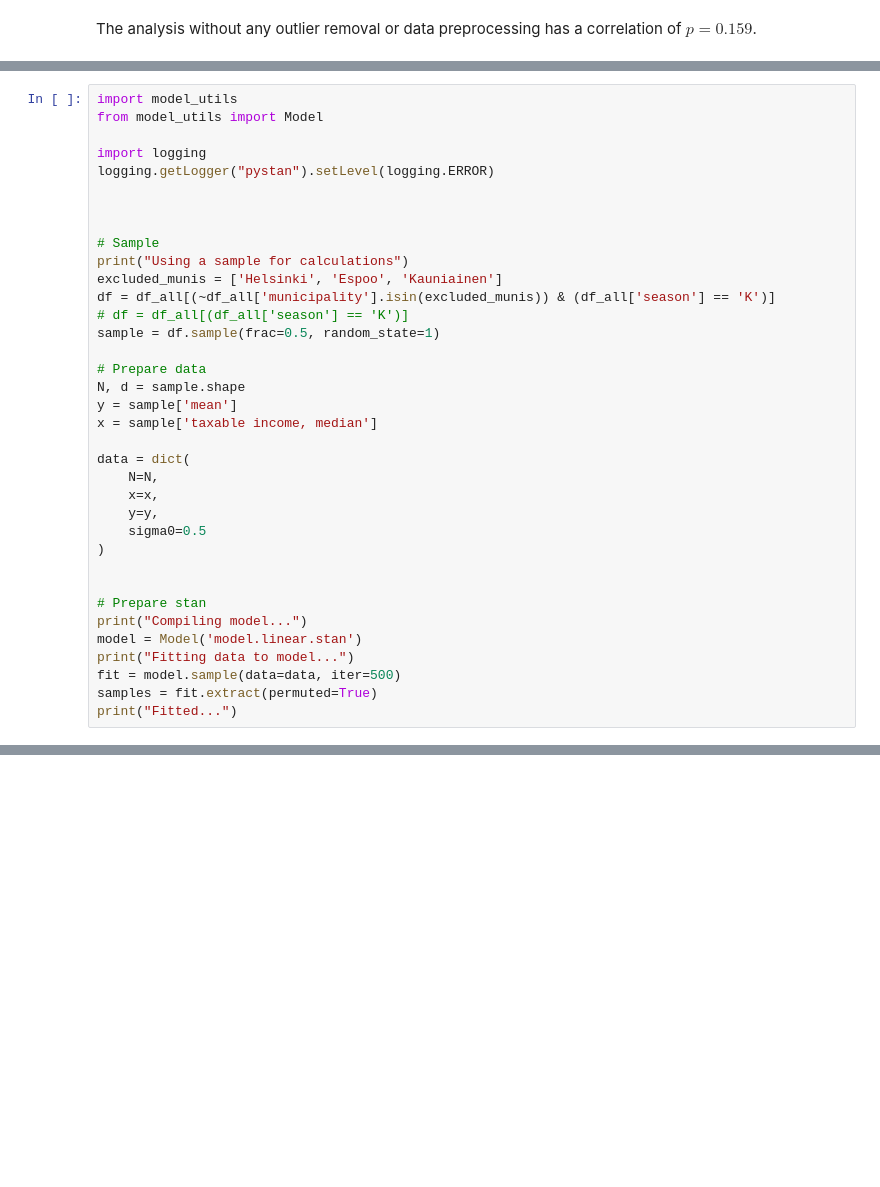
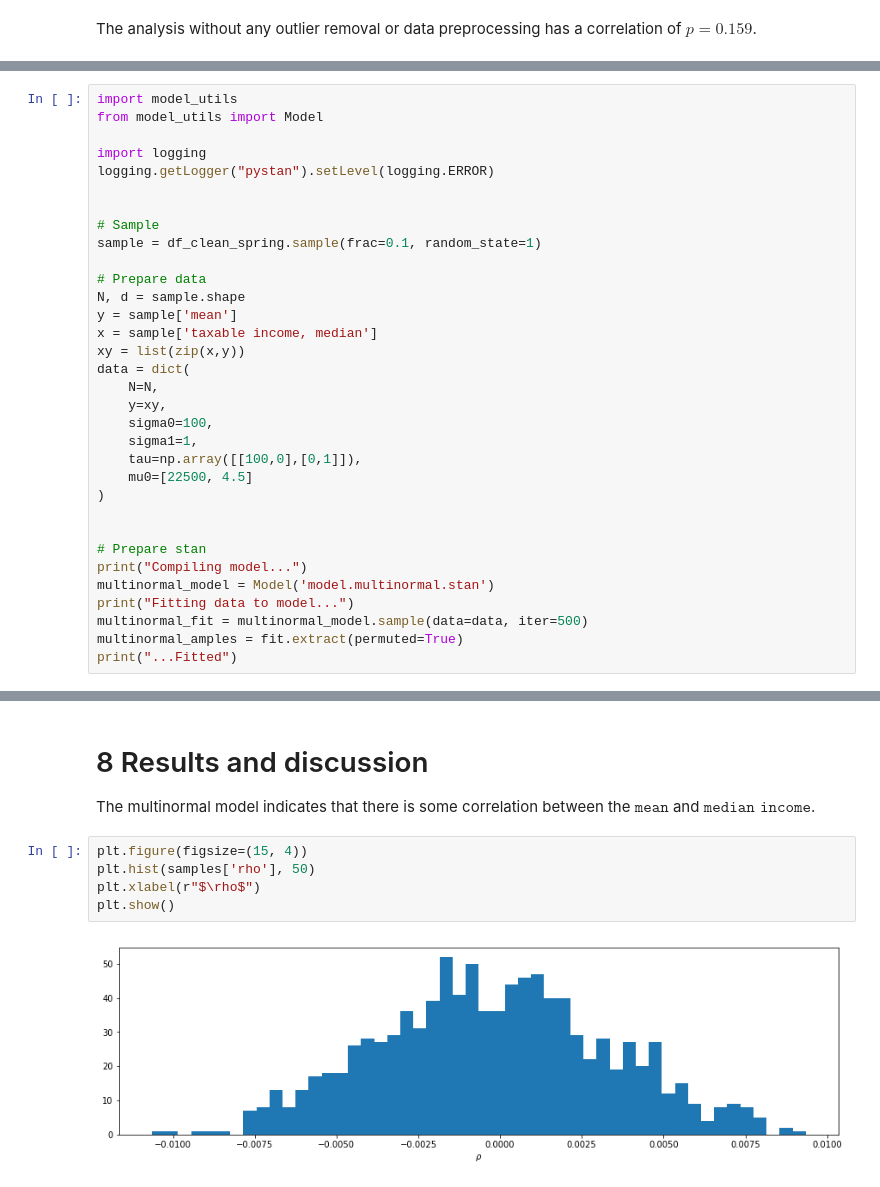
Before and after one commit to gamgi/BDA-project, a Jupyter notebook: study.ipynb, the cells around one changed output, grey strips where cells are left out. Cells and saved outputs as stored; diff of their text form; blank space fills up the shorter version.

Commit message:
Add multinormal model

```diff
--- a/study.ipynb
+++ b/study.ipynb
@@ -177,32 +185,29 @@ import logging
 logging.getLogger("pystan").setLevel(logging.ERROR)
 
 
-
 # Sample
-print("Using a sample for calculations")
-excluded_munis = ['Helsinki', 'Espoo', 'Kauniainen']
-df = df_all[(~df_all['municipality'].isin(excluded_munis)) & (df_all['season'] == 'K')]
-# df = df_all[(df_all['season'] == 'K')]
-sample = df.sample(frac=0.5, random_state=1)
+sample = df_clean_spring.sample(frac=0.1, random_state=1)
 
 # Prepare data
 N, d = sample.shape
 y = sample['mean']
 x = sample['taxable income, median']
-
+xy = list(zip(x,y))
 data = dict(
     N=N,
-    x=x,
-    y=y,
-    sigma0=0.5
+    y=xy,
+    sigma0=100,
+    sigma1=1,
+    tau=np.array([[100,0],[0,1]]),
+    mu0=[22500, 4.5]
 )
 
 
 # Prepare stan
 print("Compiling model...")
-model = Model('model.linear.stan')
+multinormal_model = Model('model.multinormal.stan')
 print("Fitting data to model...")
-fit = model.sample(data=data, iter=500)
-samples = fit.extract(permuted=True)
-print("Fitted...")
+multinormal_fit = multinormal_model.sample(data=data, iter=500)
+multinormal_amples = fit.extract(permuted=True)
+print("...Fitted")
 # %% [output]
@@ -213,0 +250,11 @@ Fitted...
+# %% [markdown]
+# 8 Results and discussion
+
+The multinormal model indicates that there is some correlation between the $\texttt{mean}$ and $\texttt{median income}$.
+# %%
+plt.figure(figsize=(15, 4))
+plt.hist(samples['rho'], 50)
+plt.xlabel(r"$\rho$")
+plt.show()
+# %% [output]
+[figure, added]
```
Also changed, not shown: parts of 19 cells of this notebook, 2 other files.
